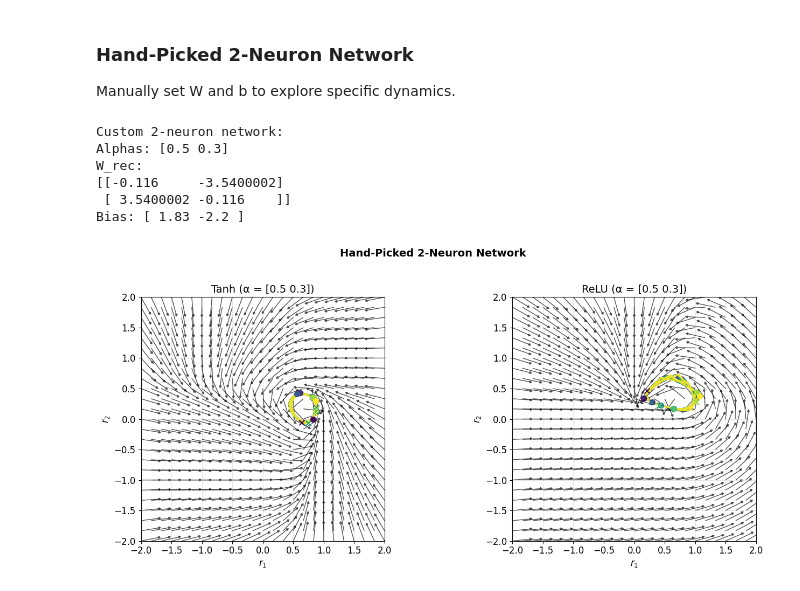
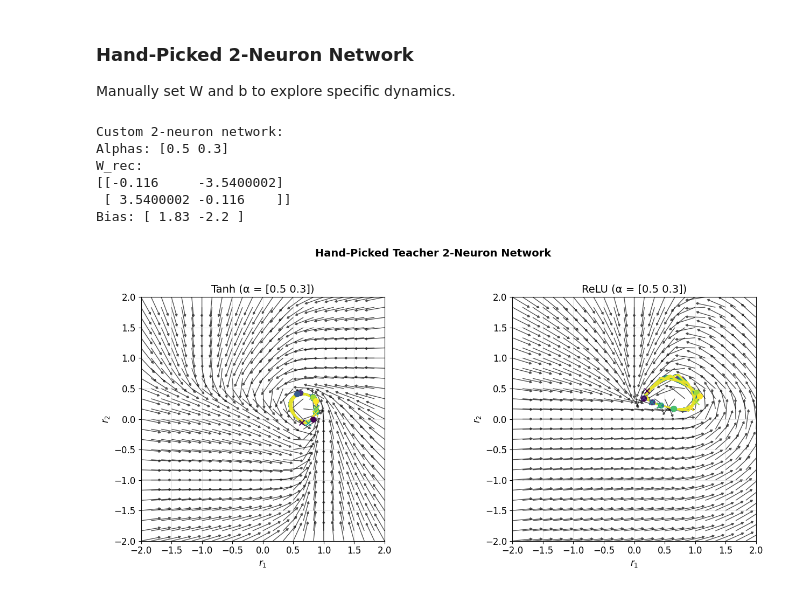
Before and after one commit to geometric-intelligence/timescales, a Jupyter notebook: timescales/notebooks/14_activation_func.ipynb, the cells around one changed output. Saved outputs shown, nothing was run; the diff lists cells and outputs as text; code cells hidden in the pictures.

```diff
--- a/timescales/notebooks/14_activation_func.ipynb
+++ b/timescales/notebooks/14_activation_func.ipynb
@@ -427,32 +429,32 @@ with torch.no_grad():
 
 # Plot 2D phase portraits
 fig, axes = plt.subplots(1, 2, figsize=(14, 6))
 
 xlim = (-2,2)
 ylim = (-2,2)
 
 plot_phase_portrait_2d(
     custom_tanh, axes[0],
     xlim=xlim, ylim=ylim,
     trajectories=trajs_custom_tanh,
     title=f"Tanh (α = {custom_alphas.numpy()})"
 )
 
 plot_phase_portrait_2d(
     custom_relu, axes[1],
     xlim=xlim, ylim=ylim,
     trajectories=trajs_custom_relu,
     title=f"ReLU (α = {custom_alphas.numpy()})"
 )
 
-plt.suptitle("Hand-Picked 2-Neuron Network", fontsize=14, fontweight="bold", y=1.02)
+plt.suptitle("Hand-Picked Teacher 2-Neuron Network", fontsize=14, fontweight="bold", y=1.02)
 plt.tight_layout()
 plt.show()
 # %% [output]
 Custom 2-neuron network:
 Alphas: [0.5 0.3]
 W_rec:
 [[-0.116     -3.5400002]
  [ 3.5400002 -0.116    ]]
 Bias: [ 1.83 -2.2 ]
-[figure, old version]
+[figure, new version]
```
Also changed, not shown: parts of 26 cells of this notebook, 8 other files.
